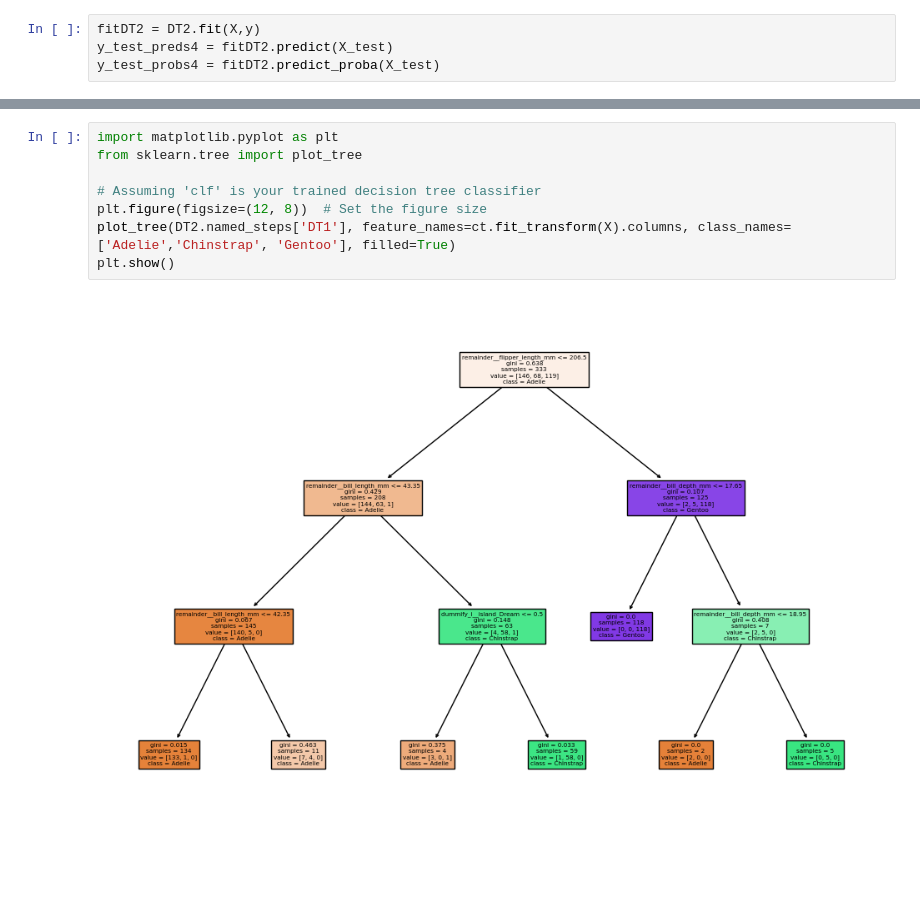
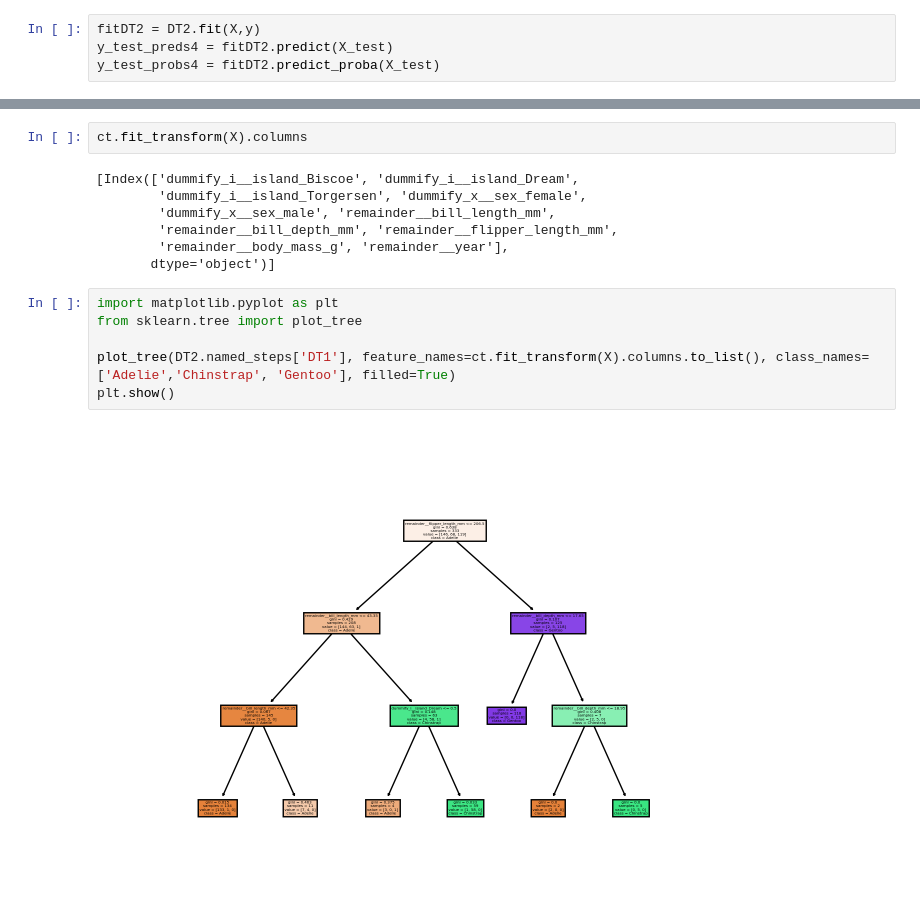
Before and after one commit to JakeLamb455/GSB544, a Jupyter notebook: Practice_Activity_Penguin_Classification,_Jake_Lamb.ipynb, the cells around one changed output, grey strips where cells are left out. Saved outputs shown, nothing was run; the diff lists cells and outputs as text; blank space fills up the shorter version.

```diff
--- a/Practice_Activity_Penguin_Classification,_Jake_Lamb.ipynb
+++ b/Practice_Activity_Penguin_Classification,_Jake_Lamb.ipynb
@@ -262,11 +282,18 @@ from plotnine import *
 <Figure Size: (800 x 400)>
+# %%
+ct.fit_transform(X).columns
+# %% [output]
+[Index(['dummify_i__island_Biscoe', 'dummify_i__island_Dream',
+        'dummify_i__island_Torgersen', 'dummify_x__sex_female',
+        'dummify_x__sex_male', 'remainder__bill_length_mm',
+        'remainder__bill_depth_mm', 'remainder__flipper_length_mm',
+        'remainder__body_mass_g', 'remainder__year'],
+       dtype='object')]
 # %%
 import matplotlib.pyplot as plt
 from sklearn.tree import plot_tree
 
-# Assuming 'clf' is your trained decision tree classifier
-plt.figure(figsize=(12, 8))  # Set the figure size
-plot_tree(DT2.named_steps['DT1'], feature_names=ct.fit_transform(X).columns, class_names=['Adelie','Chinstrap', 'Gentoo'], filled=True)
+plot_tree(DT2.named_steps['DT1'], feature_names=ct.fit_transform(X).columns.to_list(), class_names=['Adelie','Chinstrap', 'Gentoo'], filled=True)
 plt.show()
 # %% [output]
-[figure, old version]
+[figure, new version]
```
Also changed, not shown: parts of 14 cells of this notebook, 3 other files.
